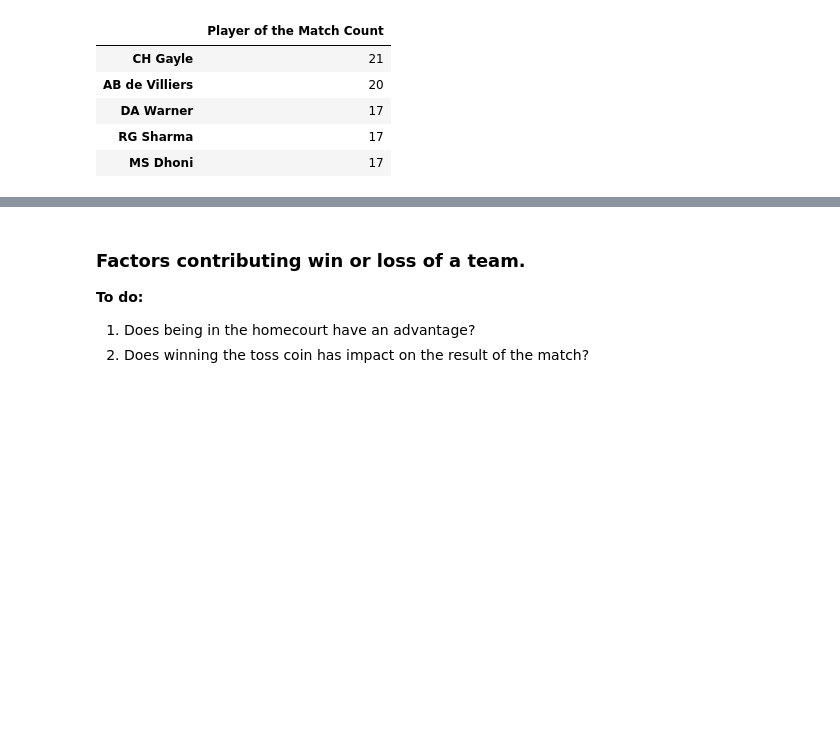
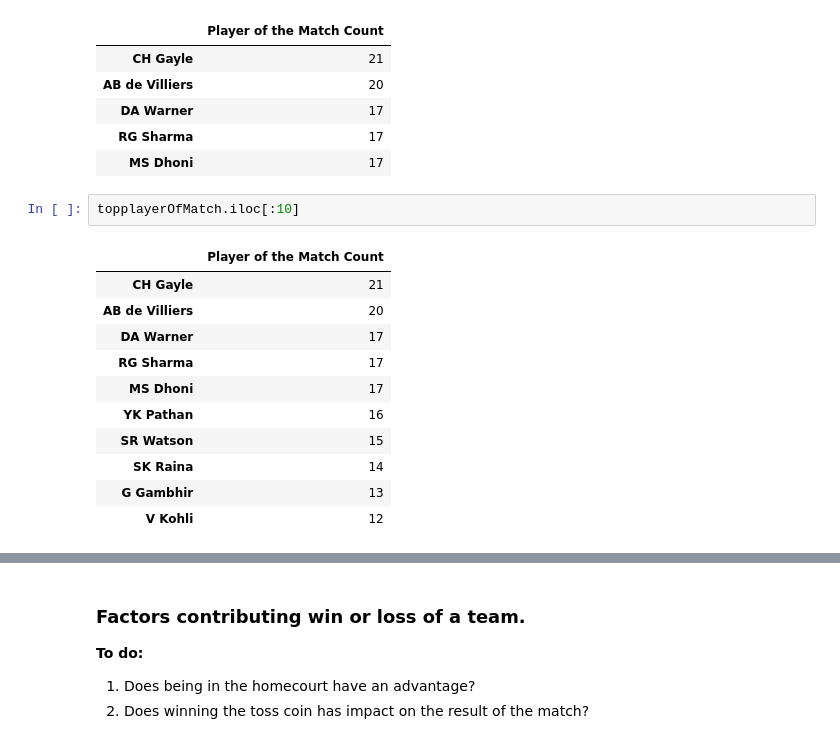
Before and after one commit to cryptic-monster/eda-sports, a Jupyter notebook: sports-eda.ipynb, the cells around one changed output, grey strips where cells are left out. Drawn from its saved outputs; the diff is of its cells as text; blank space fills up the shorter version.

```diff
--- a/sports-eda.ipynb
+++ b/sports-eda.ipynb
@@ -155,3 +163,17 @@ playerOfMatch.head()
 | DA Warner | 17 |
 | RG Sharma | 17 |
 | MS Dhoni | 17 |
+# %%
+topplayerOfMatch.iloc[:10]
+# %% [output]
+|  | Player of the Match Count |
+| CH Gayle | 21 |
+| AB de Villiers | 20 |
+| DA Warner | 17 |
+| RG Sharma | 17 |
+| MS Dhoni | 17 |
+| YK Pathan | 16 |
+| SR Watson | 15 |
+| SK Raina | 14 |
+| G Gambhir | 13 |
+| V Kohli | 12 |
```
Also changed, not shown: parts of 4 cells of this notebook, 1 other file.
